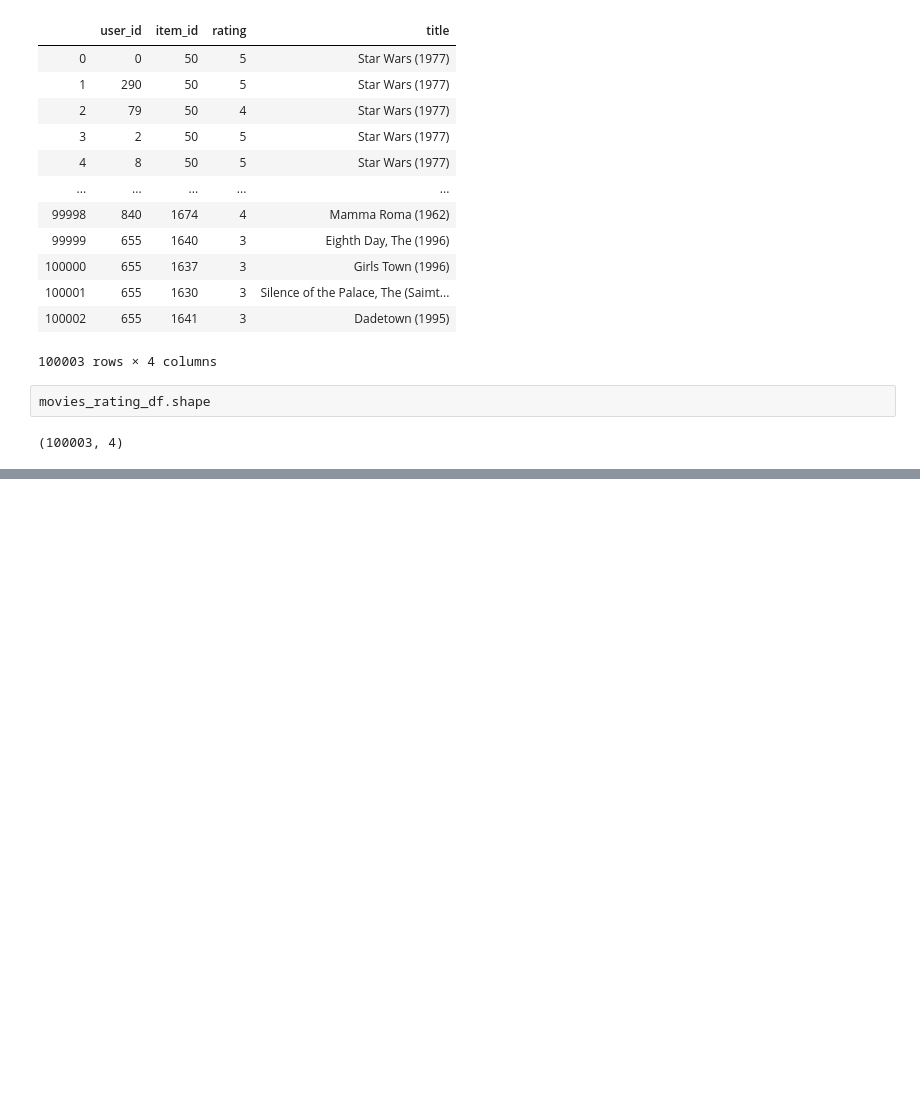
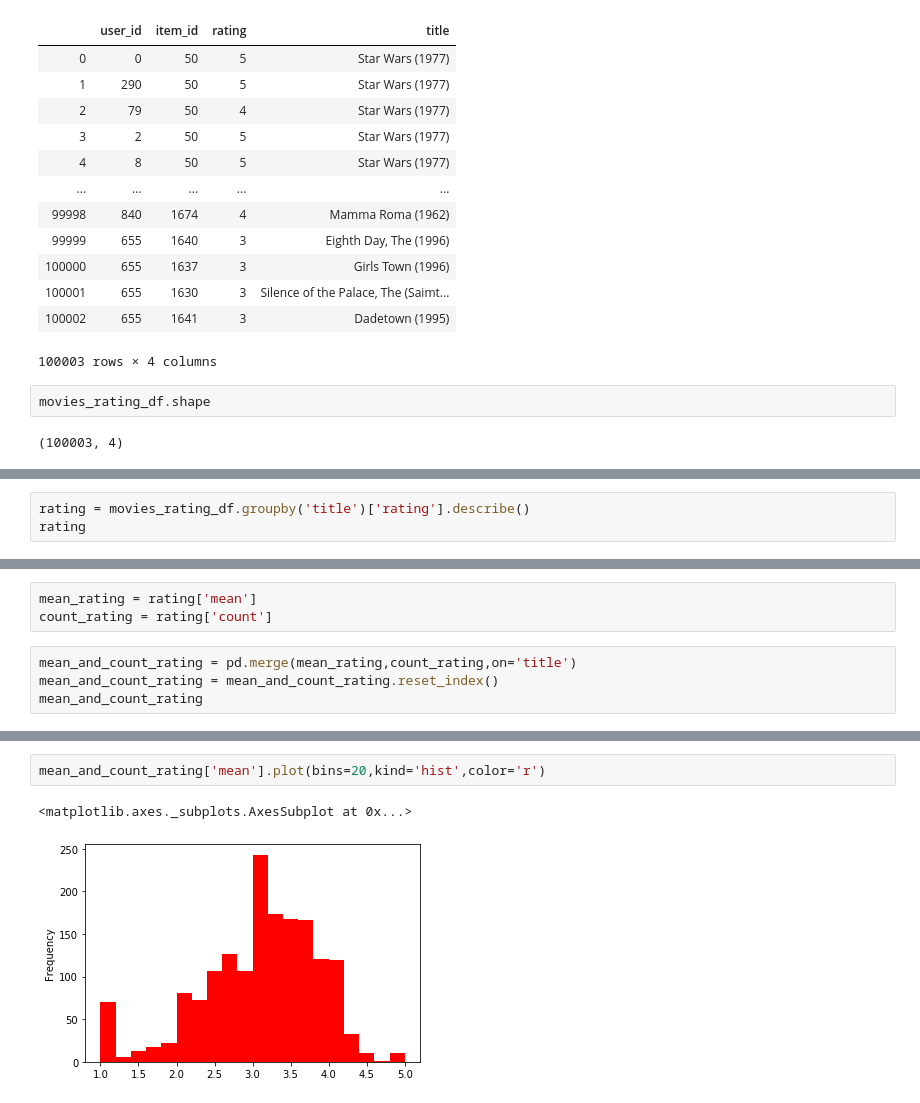
Before and after one commit to fcujar/Movies-Rec, a Jupyter notebook: Movie Recommender Sysyem.ipynb, the cells around one changed output, grey strips where cells are left out. Saved outputs shown, nothing was run; the diff lists cells and outputs as text; blank space fills up the shorter version.

```diff
--- a/Movie Recommender Sysyem.ipynb
+++ b/Movie Recommender Sysyem.ipynb
@@ -145,0 +152,3 @@ movies_rating_df.shape
+# %%
+rating = movies_rating_df.groupby('title')['rating'].describe()
+rating
@@ -145,0 +170,7 @@ movies_rating_df.shape
+# %%
+mean_rating = rating['mean']
+count_rating = rating['count']
+# %%
+mean_and_count_rating = pd.merge(mean_rating,count_rating,on='title')
+mean_and_count_rating = mean_and_count_rating.reset_index()
+mean_and_count_rating
@@ -145,0 +191,5 @@ movies_rating_df.shape
+# %%
+mean_and_count_rating['mean'].plot(bins=20,kind='hist',color='r')
+# %% [output]
+<matplotlib.axes._subplots.AxesSubplot at 0x...>
+[figure, added]
```
Also changed, not shown: parts of 12 cells of this notebook, 7 other files.
